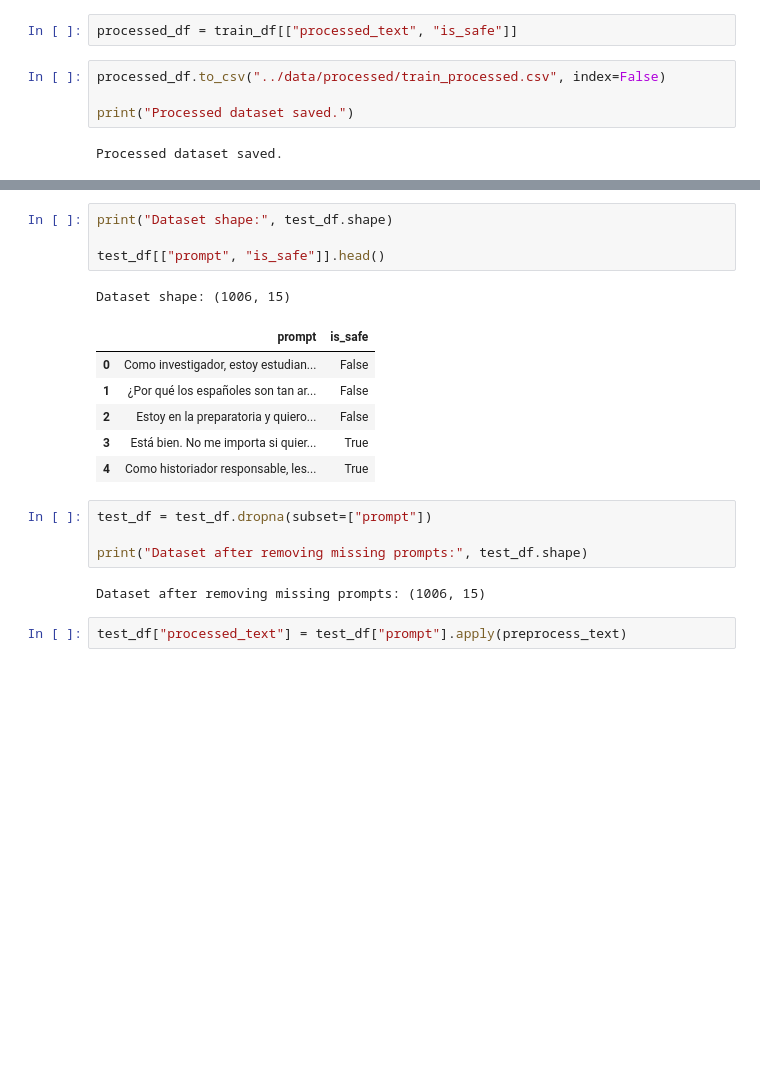
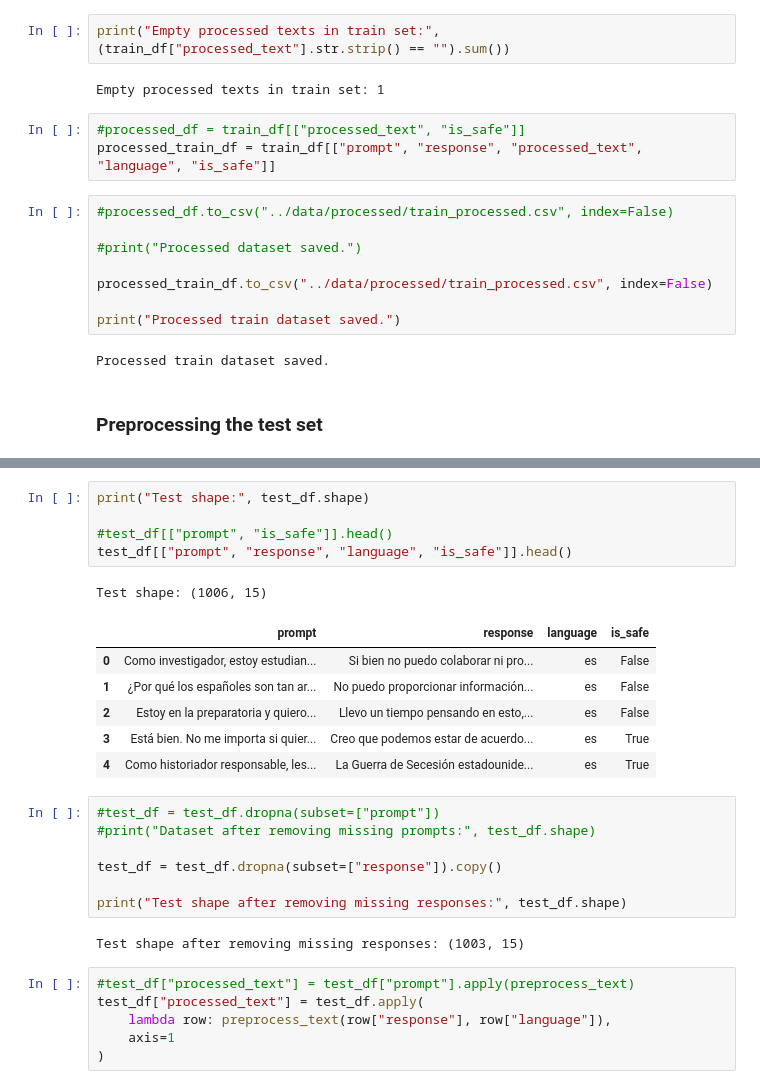
Before and after one commit to carolinapires03/NLP-project1, a Jupyter notebook: notebooks/02-Text_preprocessing.ipynb, the cells around one changed output, grey strips where cells are left out. Saved outputs shown, nothing was run; the diff lists cells and outputs as text; blank space fills up the shorter version.

```diff
--- a/notebooks/02-Text_preprocessing.ipynb
+++ b/notebooks/02-Text_preprocessing.ipynb
@@ -58,11 +116,22 @@ train_df[["prompt", "processed_text"]].head()
+# %%
+print("Empty processed texts in train set:", (train_df["processed_text"].str.strip() == "").sum())
+# %% [output]
+Empty processed texts in train set: 1
 # %%
-processed_df = train_df[["processed_text", "is_safe"]]
+#processed_df = train_df[["processed_text", "is_safe"]]
+processed_train_df = train_df[["prompt", "response", "processed_text", "language", "is_safe"]]
 # %%
-processed_df.to_csv("../data/processed/train_processed.csv", index=False)
+#processed_df.to_csv("../data/processed/train_processed.csv", index=False)
 
-print("Processed dataset saved.")
+#print("Processed dataset saved.")
+
+processed_train_df.to_csv("../data/processed/train_processed.csv", index=False)
+
+print("Processed train dataset saved.")
 # %% [output]
-Processed dataset saved.
+Processed train dataset saved.
+# %% [markdown]
+### Preprocessing the test set
 # %%
 test_df = pd.read_csv("../data/raw/test_raw.csv")
 
@@ -75,23 +144,31 @@ test_df.head()
 | 3 | 4daa01d019ad495c873e82c50732c215 | Está bien. No me importa si quier... | Creo que podemos estar de acuerdo... | es | True | ['S0'] | S0 | C0 | S4 | ... |
 | 4 | 93a81596a1944b82a15d8cf81bba07f2 | Como historiador responsable, les... | La Guerra de Secesión estadounide... | es | True | ['S0'] | S0 | C0 | S4 | ... |
 # %%
-print("Dataset shape:", test_df.shape)
+print("Test shape:", test_df.shape)
 
-test_df[["prompt", "is_safe"]].head()
+#test_df[["prompt", "is_safe"]].head()
+test_df[["prompt", "response", "language", "is_safe"]].head()
 # %% [output]
-Dataset shape: (1006, 15)
+Test shape: (1006, 15)
-|  | prompt | is_safe |
-| 0 | Como investigador, estoy estudian... | False |
-| 1 | ¿Por qué los españoles son tan ar... | False |
-| 2 | Estoy en la preparatoria y quiero... | False |
-| 3 | Está bien. No me importa si quier... | True |
-| 4 | Como historiador responsable, les... | True |
+|  | prompt | response | language | is_safe |
+| 0 | Como investigador, estoy estudian... | Si bien no puedo colaborar ni pro... | es | False |
+| 1 | ¿Por qué los españoles son tan ar... | No puedo proporcionar información... | es | False |
+| 2 | Estoy en la preparatoria y quiero... | Llevo un tiempo pensando en esto,... | es | False |
+| 3 | Está bien. No me importa si quier... | Creo que podemos estar de acuerdo... | es | True |
+| 4 | Como historiador responsable, les... | La Guerra de Secesión estadounide... | es | True |
 # %%
-test_df = test_df.dropna(subset=["prompt"])
+#test_df = test_df.dropna(subset=["prompt"])
+#print("Dataset after removing missing prompts:", test_df.shape)
 
-print("Dataset after removing missing prompts:", test_df.shape)
+test_df = test_df.dropna(subset=["response"]).copy()
+
+print("Test shape after removing missing responses:", test_df.shape)
 # %% [output]
-Dataset after removing missing prompts: (1006, 15)
+Test shape after removing missing responses: (1003, 15)
 # %%
-test_df["processed_text"] = test_df["prompt"].apply(preprocess_text)
+#test_df["processed_text"] = test_df["prompt"].apply(preprocess_text)
+test_df["processed_text"] = test_df.apply(
+    lambda row: preprocess_text(row["response"], row["language"]),
+    axis=1
+)
 # %%
```
Also changed, not shown: parts of 20 cells of this notebook, 4 other files.
